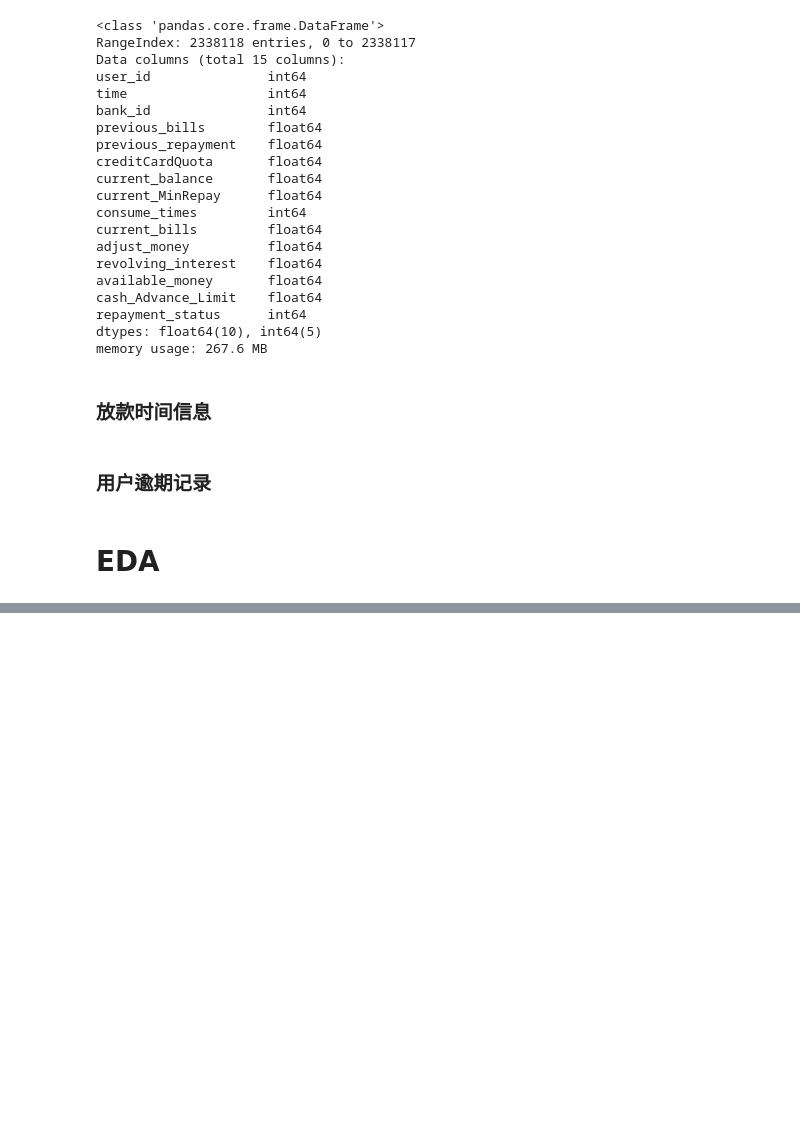
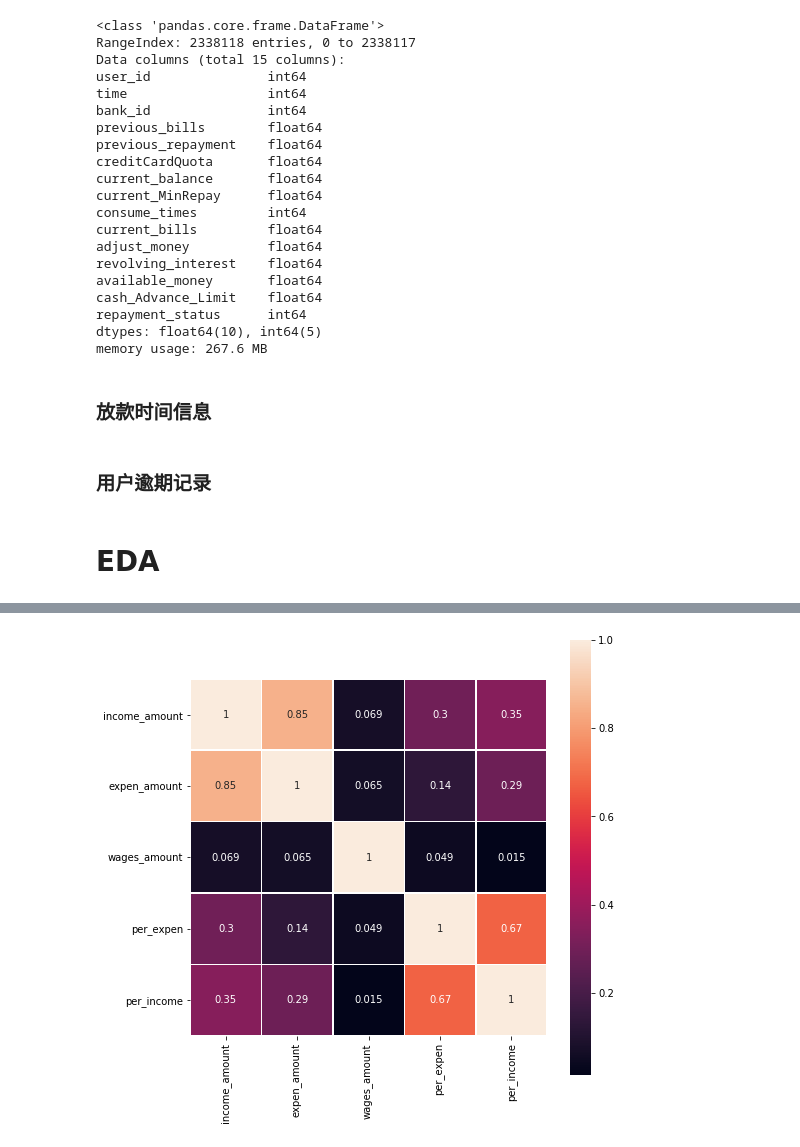
Before and after one commit to qmylzx/UserLoan, a Jupyter notebook: algorithm/src/EDA.ipynb, the cells around one changed output, grey strips where cells are left out. Saved outputs shown, nothing was run; the diff lists cells and outputs as text; code cells hidden in the pictures; blank space fills up the shorter version.

```diff
--- a/algorithm/src/EDA.ipynb
+++ b/algorithm/src/EDA.ipynb
@@ -143,0 +290,14 @@ unique_id = temp.drop_duplicates(subset=['user_id'], keep='first')[['user_id']]
+# %%
+bank_train['per_expen'] = bank_train['expen_amount'] // bank_train['expen_num']
+# %%
+bank_train['per_income'] = bank_train['income_amount'] // bank_train['income_num']
+# %%
+bank_train.drop(['income_num', 'expen_num', 'wages_num', 'non_wages_num', 'non_wages_amount'],
+               axis=1, inplace=True)
+# %%
+bank_train_corr = bank_train.drop('user_id', axis=1).corr()
+plt.subplots(figsize=(8, 8))
+sns.heatmap(bank_train_corr, square=True, annot=True, linewidths=0.5)
+plt.show()
+# %% [output]
+[figure, added]
```
Also changed, not shown: parts of 58 cells of this notebook, 1 other file.
